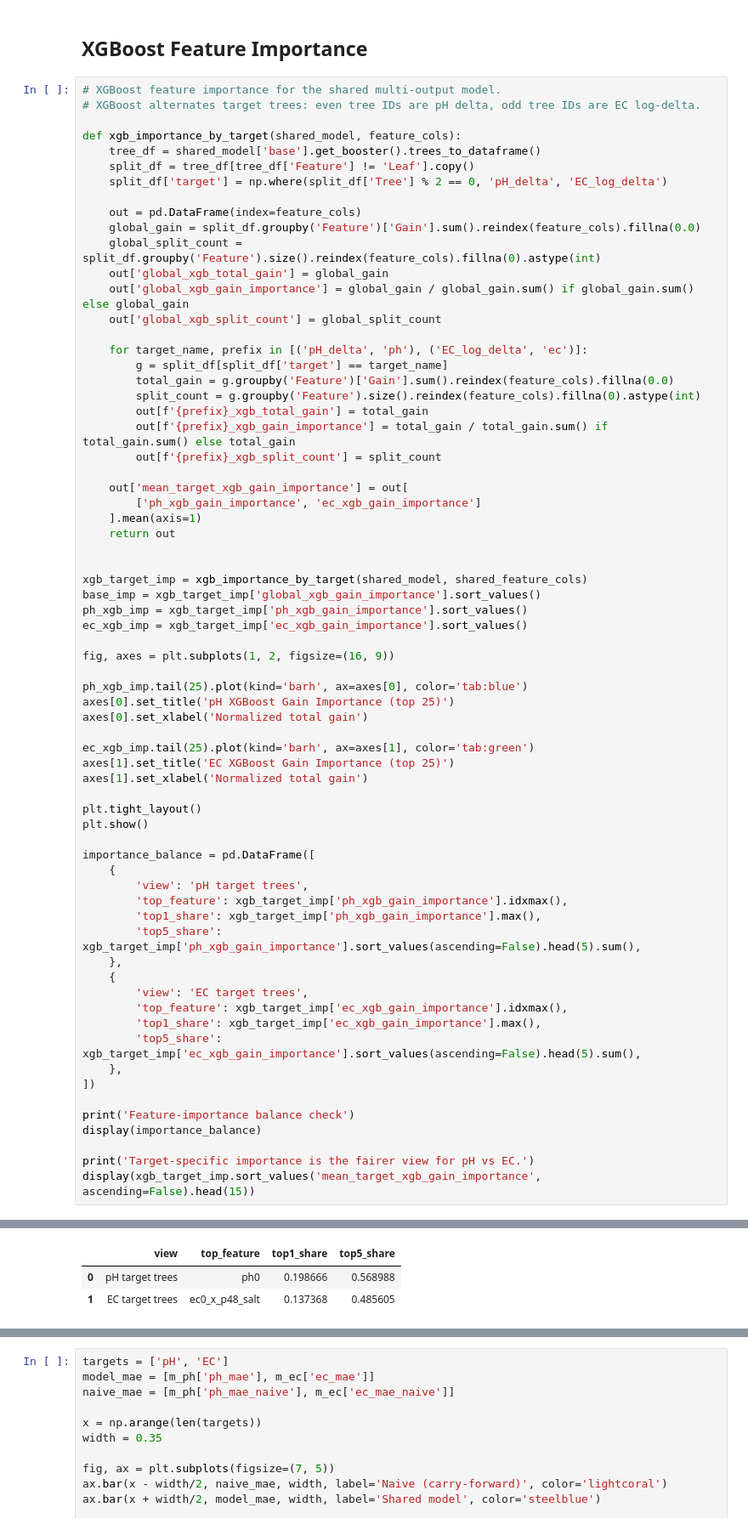
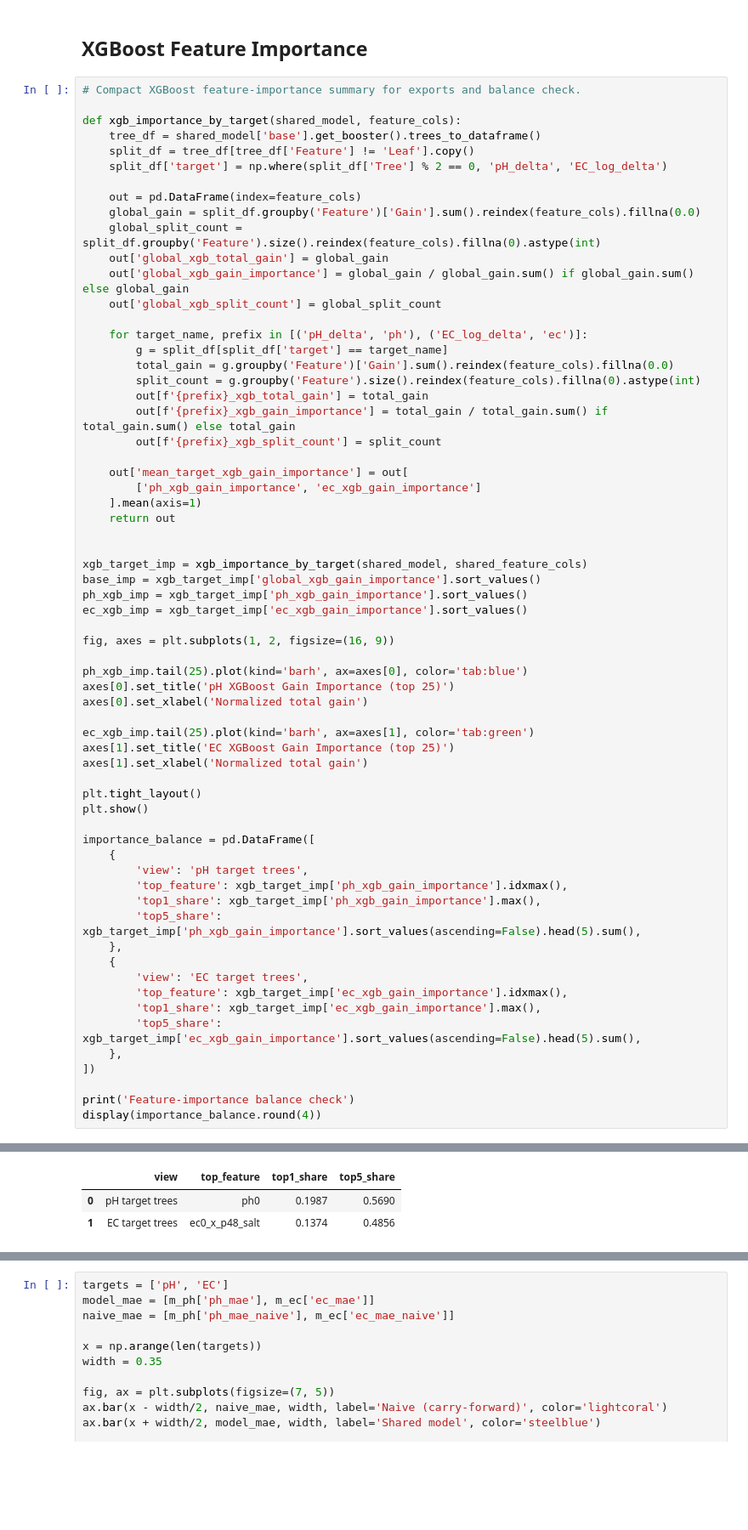
Before and after one commit to EliyahuEden/Predictive_Modeling_Of_Rootzone_Variables_Using_Greenhouse_Data, a Jupyter notebook: scripts/Continuous_Rootzone_V8_Unified_Model_48H.ipynb, the cells around one changed output, grey strips where cells are left out. Shown at 85% size. Saved outputs shown, nothing was run; the diff lists cells and outputs as text; blank space fills up the shorter version.

```diff
--- a/scripts/Continuous_Rootzone_V8_Unified_Model_48H.ipynb
+++ b/scripts/Continuous_Rootzone_V8_Unified_Model_48H.ipynb
@@ -939,8 +838,7 @@ plt.show()
 # %% [markdown]
 ## XGBoost Feature Importance
 # %%
-# XGBoost feature importance for the shared multi-output model.
-# XGBoost alternates target trees: even tree IDs are pH delta, odd tree IDs are EC log-delta.
+# Compact XGBoost feature-importance summary for exports and balance check.
 
 def xgb_importance_by_target(shared_model, feature_cols):
     tree_df = shared_model['base'].get_booster().trees_to_dataframe()
@@ -979,36 +877,33 @@ ph_xgb_imp.tail(25).plot(kind='barh', ax=axes[0], color='tab:blue')
 axes[0].set_title('pH XGBoost Gain Importance (top 25)')
 axes[0].set_xlabel('Normalized total gain')
 
 ec_xgb_imp.tail(25).plot(kind='barh', ax=axes[1], color='tab:green')
 axes[1].set_title('EC XGBoost Gain Importance (top 25)')
 axes[1].set_xlabel('Normalized total gain')
 
 plt.tight_layout()
 plt.show()
 
 importance_balance = pd.DataFrame([
     {
         'view': 'pH target trees',
         'top_feature': xgb_target_imp['ph_xgb_gain_importance'].idxmax(),
         'top1_share': xgb_target_imp['ph_xgb_gain_importance'].max(),
         'top5_share': xgb_target_imp['ph_xgb_gain_importance'].sort_values(ascending=False).head(5).sum(),
     },
     {
         'view': 'EC target trees',
         'top_feature': xgb_target_imp['ec_xgb_gain_importance'].idxmax(),
         'top1_share': xgb_target_imp['ec_xgb_gain_importance'].max(),
         'top5_share': xgb_target_imp['ec_xgb_gain_importance'].sort_values(ascending=False).head(5).sum(),
     },
 ])
 
 print('Feature-importance balance check')
-display(importance_balance)
-
-print('Target-specific importance is the fairer view for pH vs EC.')
-display(xgb_target_imp.sort_values('mean_target_xgb_gain_importance', ascending=False).head(15))
+display(importance_balance.round(4))
 # %% [output]
 [figure]
 Feature-importance balance check
 |  | view | top_feature | top1_share | top5_share |
-| 0 | pH target trees | ph0 | 0.198666 | 0.568988 |
-| 1 | EC target trees | ec0_x_p48_salt | 0.137368 | 0.485605 |
+| 0 | pH target trees | ph0 | 0.1987 | 0.5690 |
+| 1 | EC target trees | ec0_x_p48_salt | 0.1374 | 0.4856 |
```
Also changed, not shown: parts of 21 cells of this notebook, 14 other files.
